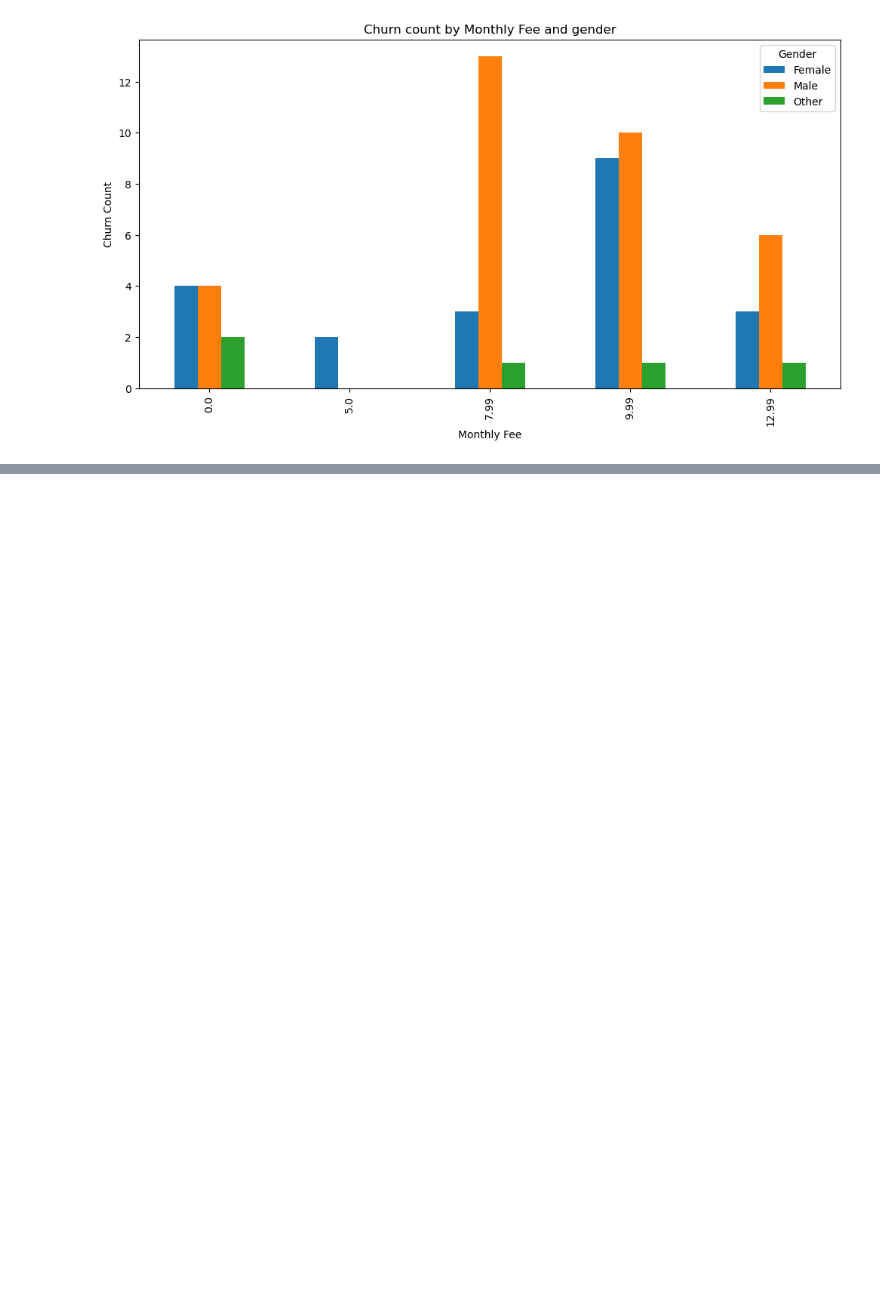
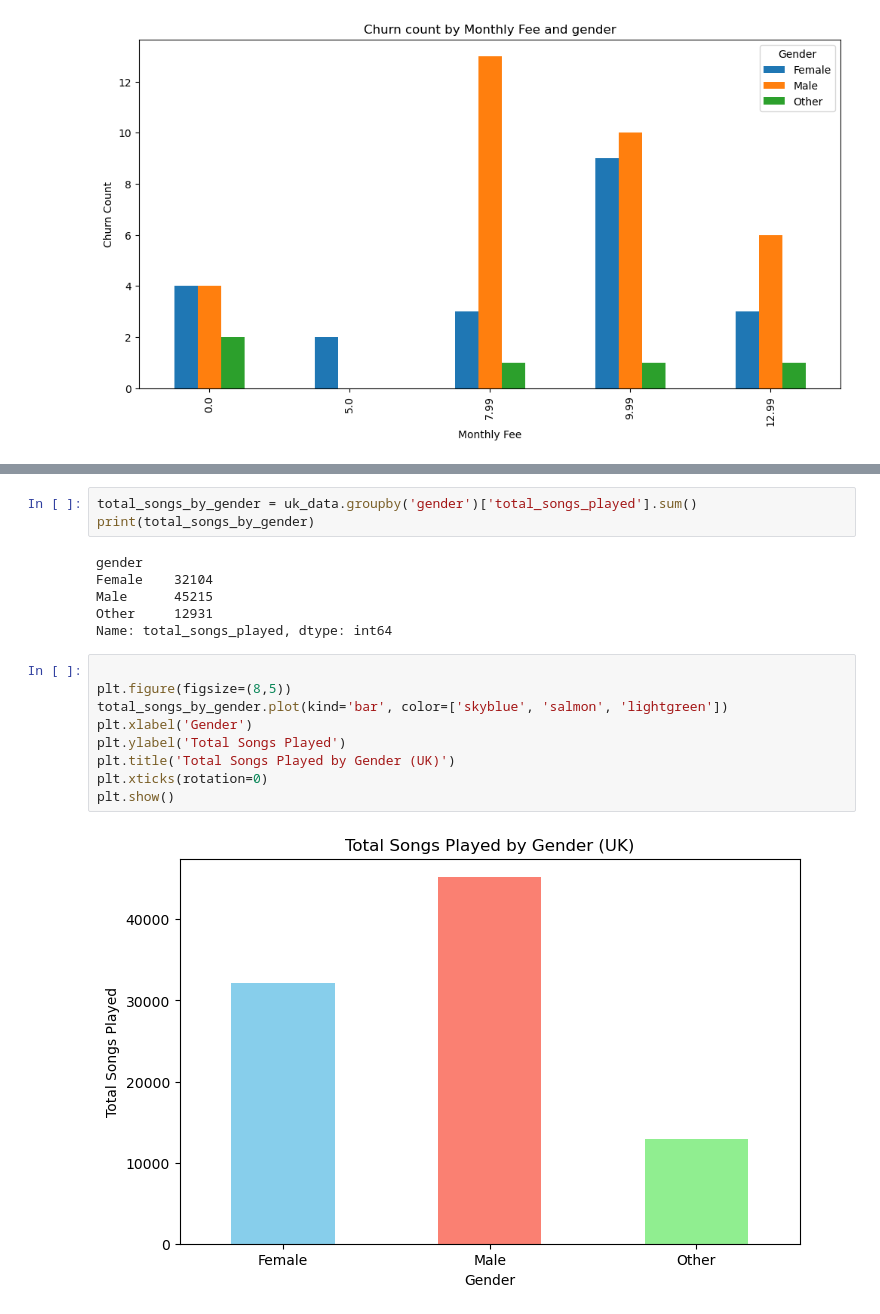
Before and after one commit to mirajgansi/IoA_Autum_sprint, a Jupyter notebook: notebook/analysis.ipynb, the cells around one changed output, grey strips where cells are left out. Saved outputs shown, nothing was run; the diff lists cells and outputs as text; blank space fills up the shorter version.

```diff
--- a/notebook/analysis.ipynb
+++ b/notebook/analysis.ipynb
@@ -467,0 +539,20 @@ plt.show()
+# %%
+total_songs_by_gender = uk_data.groupby('gender')['total_songs_played'].sum()
+print(total_songs_by_gender)
+# %% [output]
+gender
+Female    32104
+Male      45215
+Other     12931
+Name: total_songs_played, dtype: int64
+# %%
+
+plt.figure(figsize=(8,5))
+total_songs_by_gender.plot(kind='bar', color=['skyblue', 'salmon', 'lightgreen'])
+plt.xlabel('Gender')
+plt.ylabel('Total Songs Played')
+plt.title('Total Songs Played by Gender (UK)')
+plt.xticks(rotation=0)
+plt.show()
+# %% [output]
+[figure, added]
```
Also changed, not shown: parts of 39 cells of this notebook.
